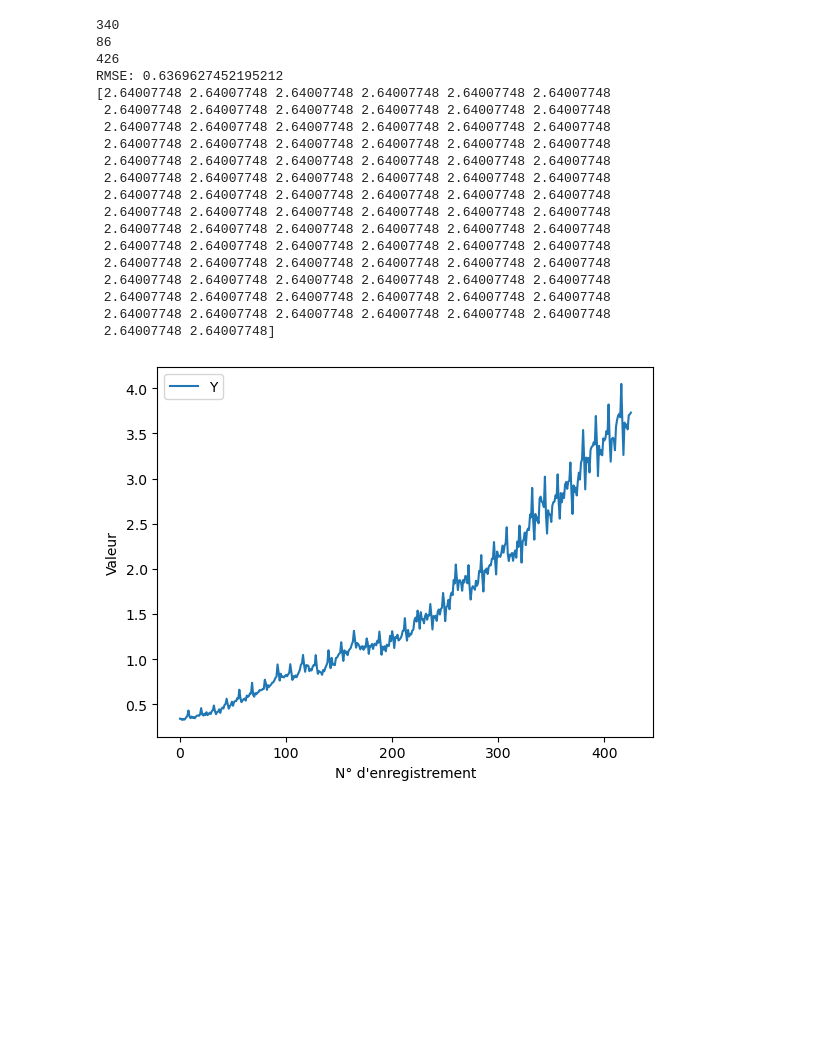
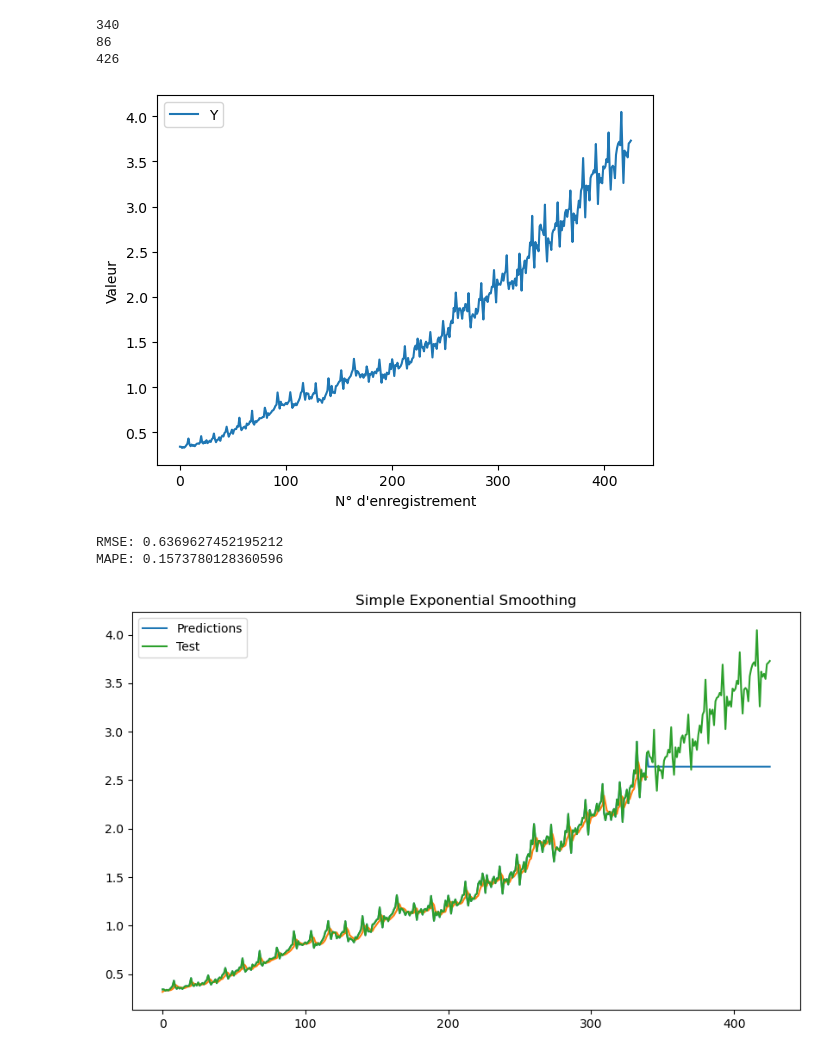
Before and after one commit to Raynobrak/heigvd-labos-pcd, a Jupyter notebook: labo8/labo8.ipynb, the cells around one changed output. Drawn from its saved outputs; the diff is of its cells as text; code cells hidden in the pictures; blank space fills up the shorter version.

```diff
--- a/labo8/labo8.ipynb
+++ b/labo8/labo8.ipynb
@@ -27,7 +15,11 @@ def rmse(real, prediction):
 from statsmodels.tsa.api import SimpleExpSmoothing
 import pandas as pd
 import numpy as np
+import matplotlib.pyplot as plt
 from sklearn.model_selection import train_test_split
+from sklearn.metrics import mean_squared_error, mean_absolute_percentage_error
+from math import sqrt
+
 
 raw_data = pd.read_csv("data/auscafe.csv")
 
@@ -52,33 +44,33 @@ test = serie[-test_length:]
 print(len(train))
 print(len(test))
 print(N)
-
-
-ses_model = SimpleExpSmoothing(train, initialization_method="heuristic").fit()
-
-prediction = ses_model.forecast(test_length)
-
-print("RMSE:", rmse(test, prediction))
-
-print(prediction)
 # %% [output]
 340
 86
 426
-RMSE: 0.6369627452195212
-[2.64007748 2.64007748 2.64007748 2.64007748 2.64007748 2.64007748
- 2.64007748 2.64007748 2.64007748 2.64007748 2.64007748 2.64007748
- 2.64007748 2.64007748 2.64007748 2.64007748 2.64007748 2.64007748
- 2.64007748 2.64007748 2.64007748 2.64007748 2.64007748 2.64007748
- 2.64007748 2.64007748 2.64007748 2.64007748 2.64007748 2.64007748
- 2.64007748 2.64007748 2.64007748 2.64007748 2.64007748 2.64007748
- 2.64007748 2.64007748 2.64007748 2.64007748 2.64007748 2.64007748
- 2.64007748 2.64007748 2.64007748 2.64007748 2.64007748 2.64007748
- 2.64007748 2.64007748 2.64007748 2.64007748 2.64007748 2.64007748
- 2.64007748 2.64007748 2.64007748 2.64007748 2.64007748 2.64007748
- 2.64007748 2.64007748 2.64007748 2.64007748 2.64007748 2.64007748
- 2.64007748 2.64007748 2.64007748 2.64007748 2.64007748 2.64007748
- 2.64007748 2.64007748 2.64007748 2.64007748 2.64007748 2.64007748
- 2.64007748 2.64007748 2.64007748 2.64007748 2.64007748 2.64007748
- 2.64007748 2.64007748]
 [figure]
+# %%
+def plots_and_metrics(trn, tst, fitted_values, pred, title):
+    print("RMSE:", mean_squared_error(tst, pred, squared=False))
+    print("MAPE:", mean_absolute_percentage_error(tst, pred))
+
+    full_data = np.concatenate((trn,tst))
+    train_and_prediction = np.concatenate((trn, pred))
+
+    plt.figure(figsize=(10,6))
+    plt.plot(train_and_prediction, label='Predictions')
+    plt.plot(fitted_values)
+    plt.plot(full_data, label='Test')
+    plt.title(title)
+
+    plt.legend(loc='best')
+    plt.show()
+# %%
+ses_model = SimpleExpSmoothing(train, initialization_method="heuristic").fit()
+
+prediction = ses_model.forecast(test_length)
+plots_and_metrics(train, test, ses_model.fittedvalues, prediction, "Simple Exponential Smoothing")
+# %% [output]
+RMSE: 0.6369627452195212
+MAPE: 0.1573780128360596
+[figure, added]
```
Also changed, not shown: parts of 6 cells of this notebook.
